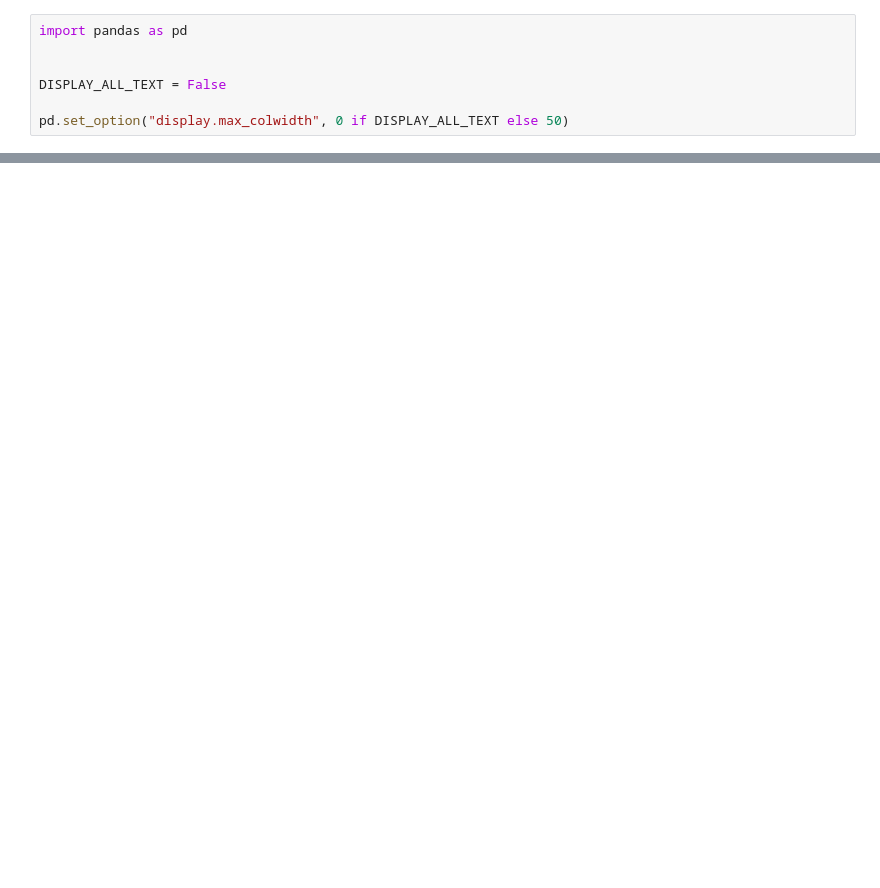
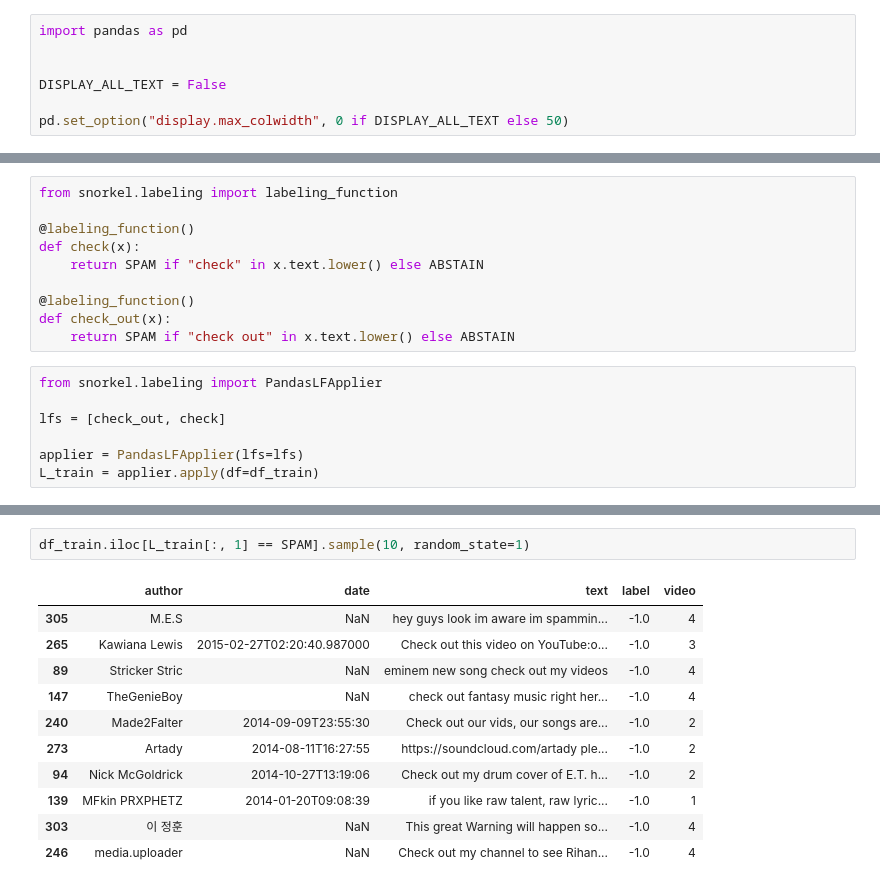
Before and after one commit to tonnamb/snorkel-tutorials, a Jupyter notebook: spam/01_spam_tutorial.ipynb, the cells around one changed output, grey strips where cells are left out. Cells and saved outputs as stored; diff of their text form; blank space fills up the shorter version.

```diff
--- a/spam/01_spam_tutorial.ipynb
+++ b/spam/01_spam_tutorial.ipynb
@@ -47,0 +122,17 @@ FileNotFoundError: [Errno 2] No such file or directory: 'spam'
+# %%
+from snorkel.labeling import labeling_function
+
+@labeling_function()
+def check(x):
+    return SPAM if "check" in x.text.lower() else ABSTAIN
+
+@labeling_function()
+def check_out(x):
+    return SPAM if "check out" in x.text.lower() else ABSTAIN
+# %%
+from snorkel.labeling import PandasLFApplier
+
+lfs = [check_out, check]
+
+applier = PandasLFApplier(lfs=lfs)
+L_train = applier.apply(df=df_train)
@@ -47,0 +157,14 @@ FileNotFoundError: [Errno 2] No such file or directory: 'spam'
+# %%
+df_train.iloc[L_train[:, 1] == SPAM].sample(10, random_state=1)
+# %% [output]
+|  | author | date | text | label | video |
+| 305 | M.E.S | NaN | hey guys look im aware im spammin... | -1.0 | 4 |
+| 265 | Kawiana Lewis | 2015-02-27T02:20:40.987000 | Check out this video on YouTube:o... | -1.0 | 3 |
+| 89 | Stricker Stric | NaN | eminem new song check out my videos | -1.0 | 4 |
+| 147 | TheGenieBoy | NaN | check out fantasy music right her... | -1.0 | 4 |
+| 240 | Made2Falter | 2014-09-09T23:55:30 | Check out our vids, our songs are... | -1.0 | 2 |
+| 273 | Artady | 2014-08-11T16:27:55 | https://soundcloud.com/artady ple... | -1.0 | 2 |
+| 94 | Nick McGoldrick | 2014-10-27T13:19:06 | Check out my drum cover of E.T. h... | -1.0 | 2 |
+| 139 | MFkin PRXPHETZ | 2014-01-20T09:08:39 | if you like raw talent, raw lyric... | -1.0 | 1 |
+| 303 | 이 정훈 | NaN | This great Warning will happen so... | -1.0 | 4 |
+| 246 | media.uploader | NaN | Check out my channel to see Rihan... | -1.0 | 4 |
```
Also changed, not shown: parts of 38 cells of this notebook, 1 other file.
